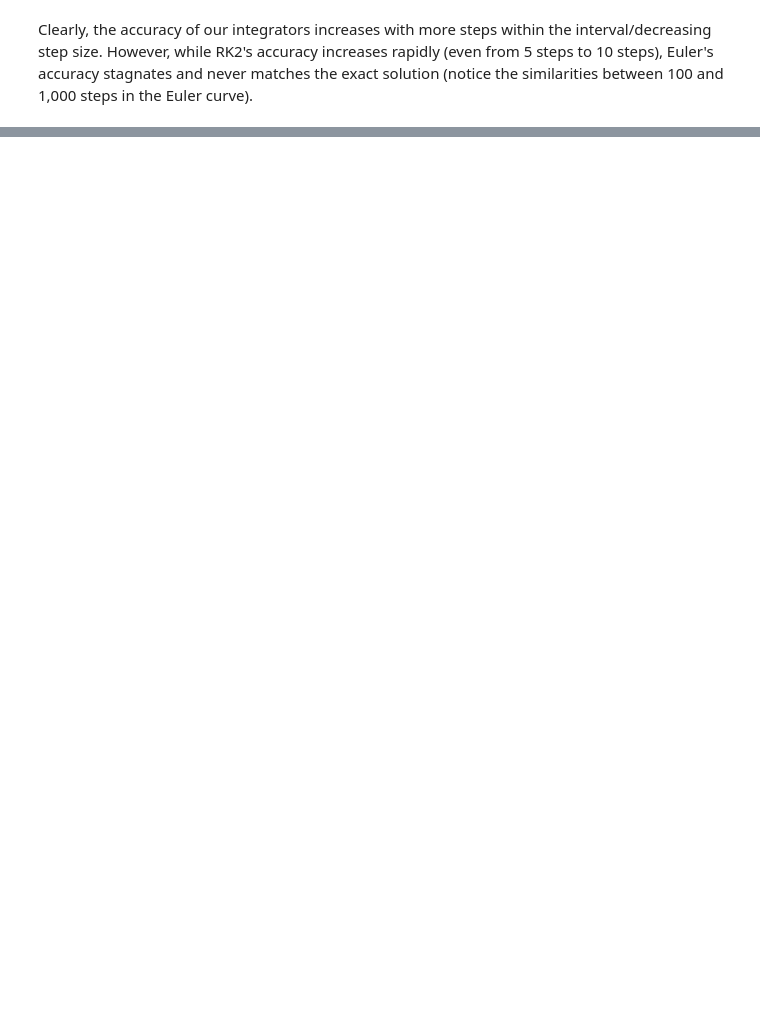
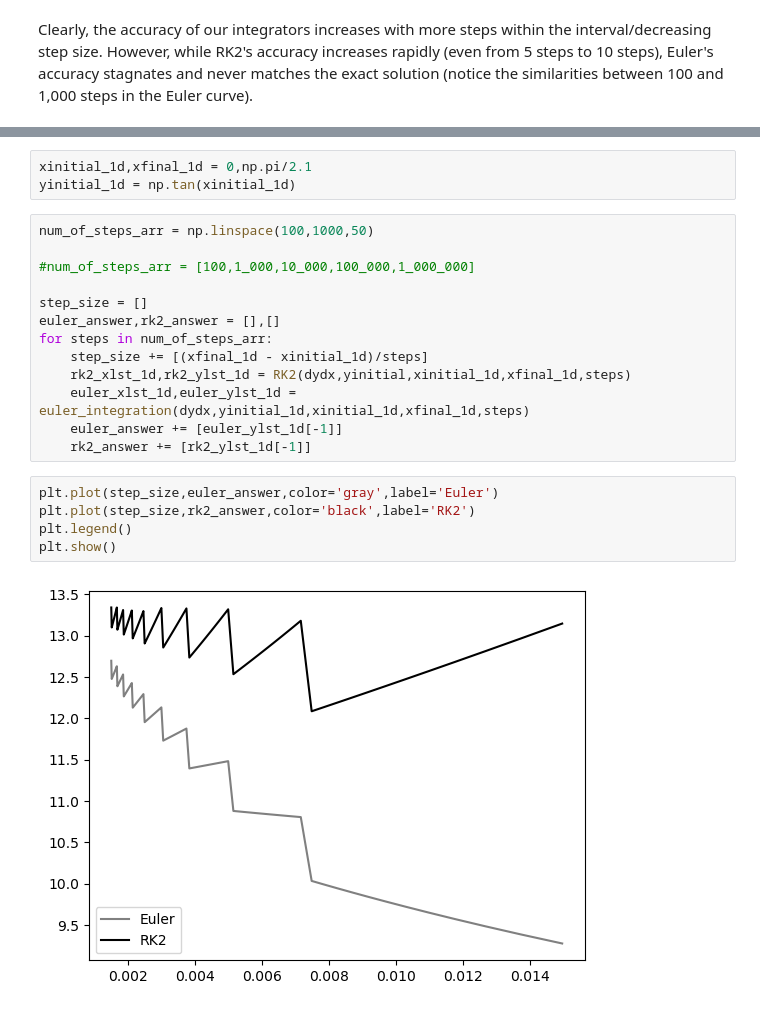
Before and after one commit to gilgarcia-01/ASTR5900, a Jupyter notebook: hw/hw3/ggarcia_hw3_numerical_integration.ipynb, the cells around one changed output, grey strips where cells are left out. Cells and saved outputs as stored; diff of their text form; blank space fills up the shorter version.

Commit message:
1c answered, possible stepping issues

```diff
--- a/hw/hw3/ggarcia_hw3_numerical_integration.ipynb
+++ b/hw/hw3/ggarcia_hw3_numerical_integration.ipynb
@@ -250,0 +257,23 @@ Clearly, the accuracy of our integrators increases with more steps within the in
+# %%
+xinitial_1d,xfinal_1d = 0,np.pi/2.1
+yinitial_1d = np.tan(xinitial_1d)
+# %%
+num_of_steps_arr = np.linspace(100,1000,50)
+
+#num_of_steps_arr = [100,1_000,10_000,100_000,1_000_000]
+
+step_size = []
+euler_answer,rk2_answer = [],[]
+for steps in num_of_steps_arr:
+    step_size += [(xfinal_1d - xinitial_1d)/steps]
+    rk2_xlst_1d,rk2_ylst_1d = RK2(dydx,yinitial,xinitial_1d,xfinal_1d,steps)
+    euler_xlst_1d,euler_ylst_1d = euler_integration(dydx,yinitial_1d,xinitial_1d,xfinal_1d,steps)
+    euler_answer += [euler_ylst_1d[-1]]
+    rk2_answer += [rk2_ylst_1d[-1]]
+# %%
+plt.plot(step_size,euler_answer,color='gray',label='Euler')
+plt.plot(step_size,rk2_answer,color='black',label='RK2')
+plt.legend()
+plt.show()
+# %% [output]
+[figure, added]
```
Also changed, not shown: parts of 4 cells of this notebook.
